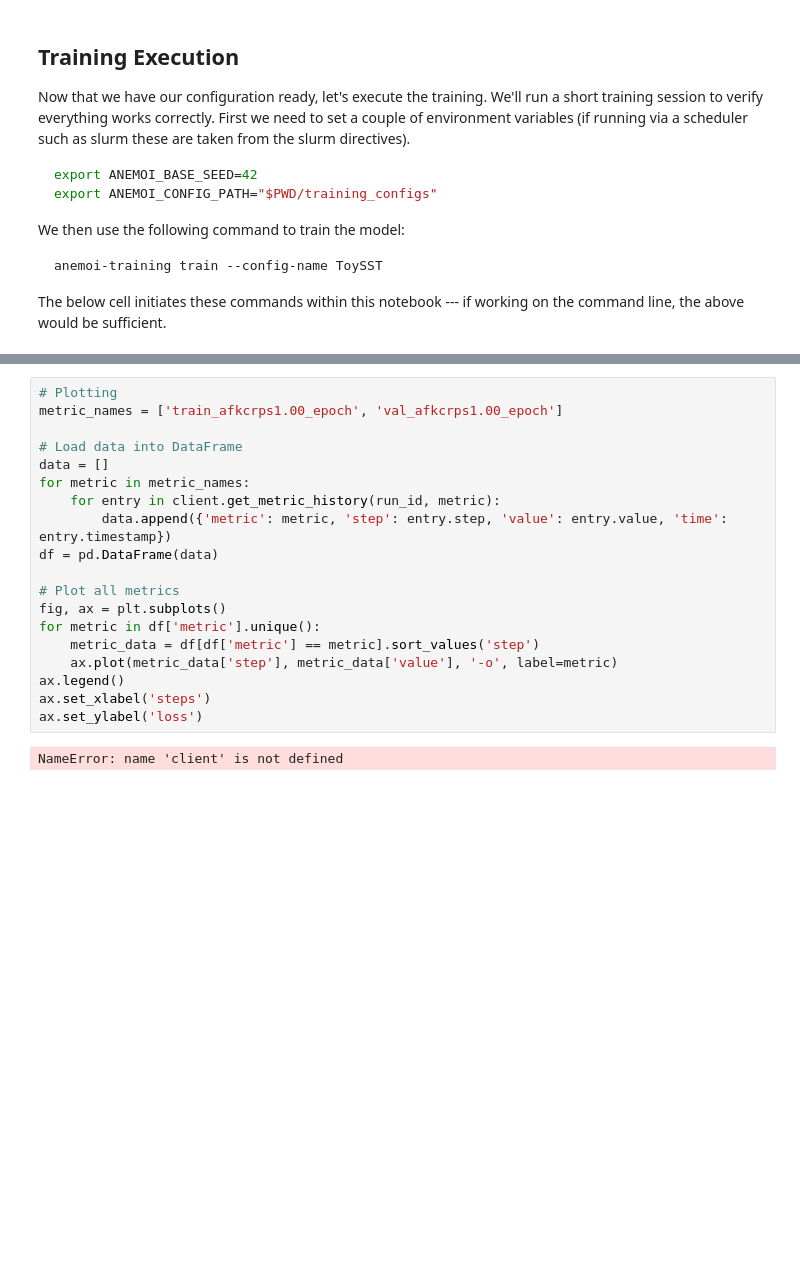
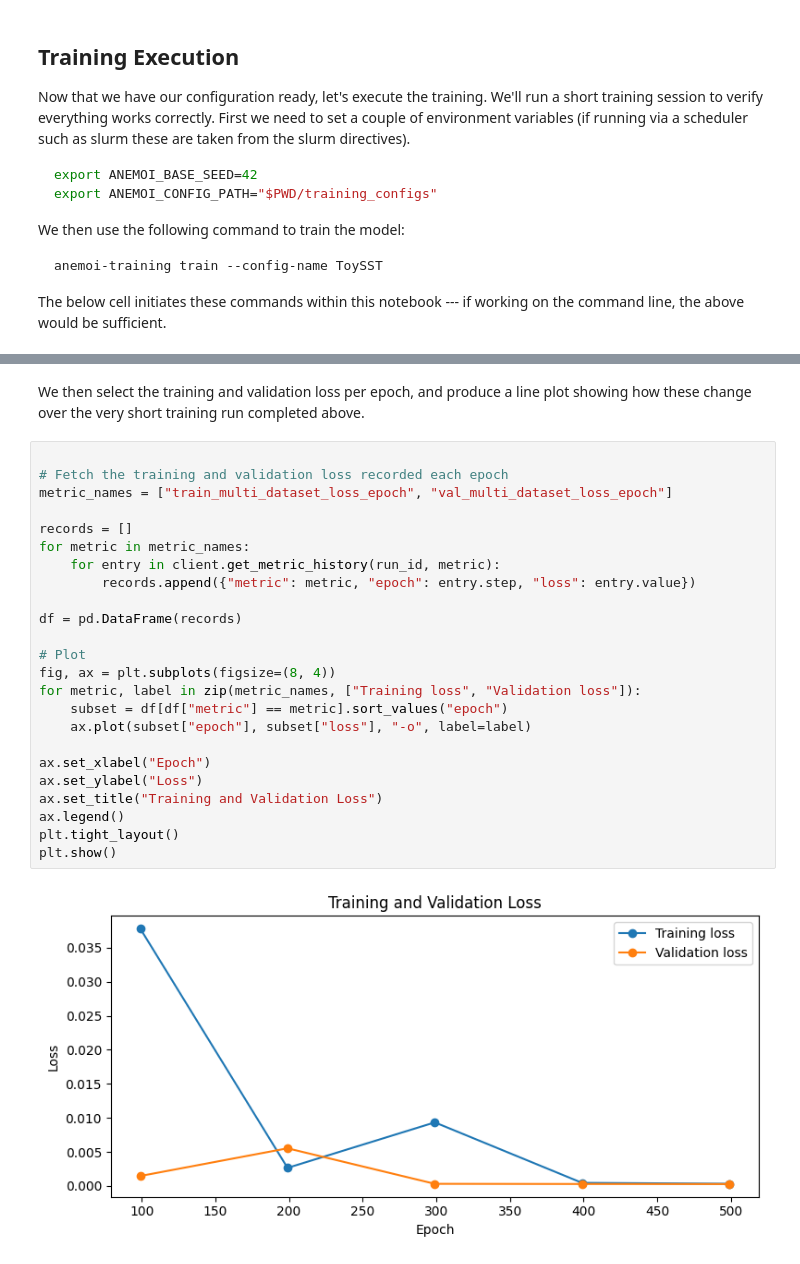
Before and after one commit to aydogduali/ToySSTProblem, a Jupyter notebook: training_ToySST.ipynb, the cells around one changed output, grey strips where cells are left out. Saved outputs shown, nothing was run; the diff lists cells and outputs as text; blank space fills up the shorter version.

Commit message:
updated to releases of anmeoi, and get training plots working

```diff
--- a/training_ToySST.ipynb
+++ b/training_ToySST.ipynb
@@ -361,21 +404,28 @@ SyntaxError: f-string: unmatched '(' (555870375.py, line 8)
-# %%
-# Plotting
-metric_names = ['train_afkcrps1.00_epoch', 'val_afkcrps1.00_epoch']
-
-# Load data into DataFrame
-data = []
-for metric in metric_names:
-    for entry in client.get_metric_history(run_id, metric):
-        data.append({'metric': metric, 'step': entry.step, 'value': entry.value, 'time': entry.timestamp})
-df = pd.DataFrame(data)
-
-# Plot all metrics
-fig, ax = plt.subplots()
-for metric in df['metric'].unique():
-    metric_data = df[df['metric'] == metric].sort_values('step')
-    ax.plot(metric_data['step'], metric_data['value'], '-o', label=metric)
-ax.legend()
-ax.set_xlabel('steps')
-ax.set_ylabel('loss')
-# %% [output]
-NameError: name 'client' is not defined
+# %% [markdown]
+We then select the training and validation loss per epoch, and produce a line plot showing how these change over the very short training run completed above.
+# %%
+
+# Fetch the training and validation loss recorded each epoch
+metric_names = ["train_multi_dataset_loss_epoch", "val_multi_dataset_loss_epoch"]
+
+records = []
+for metric in metric_names:
+    for entry in client.get_metric_history(run_id, metric):
+        records.append({"metric": metric, "epoch": entry.step, "loss": entry.value})
+
+df = pd.DataFrame(records)
+
+# Plot
+fig, ax = plt.subplots(figsize=(8, 4))
+for metric, label in zip(metric_names, ["Training loss", "Validation loss"]):
+    subset = df[df["metric"] == metric].sort_values("epoch")
+    ax.plot(subset["epoch"], subset["loss"], "-o", label=label)
+
+ax.set_xlabel("Epoch")
+ax.set_ylabel("Loss")
+ax.set_title("Training and Validation Loss")
+ax.legend()
+plt.tight_layout()
+plt.show()
+# %% [output]
+[figure, added]
```
Also changed, not shown: parts of 24 cells of this notebook, 35 other files.
